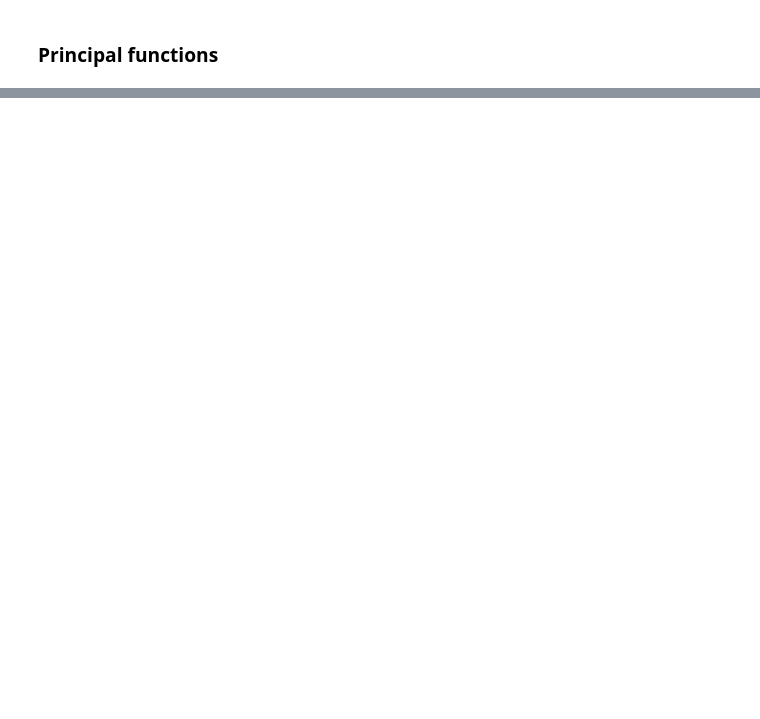
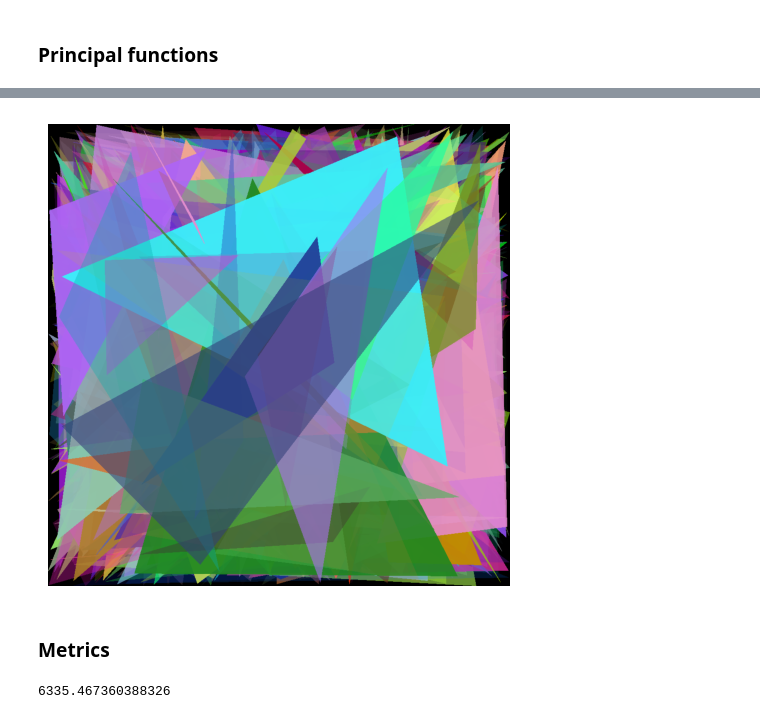
Before and after one commit to Ramseths/deep_reinforcement_learning, a Jupyter notebook: evolutionary_image.ipynb, the cells around one changed output, grey strips where cells are left out. Drawn from its saved outputs; the diff is of its cells as text; code cells hidden in the pictures; blank space fills up the shorter version.

```diff
--- a/evolutionary_image.ipynb
+++ b/evolutionary_image.ipynb
@@ -90,0 +92,39 @@ print(individual)
+# %%
+def extract_genes(genes, length):
+    for i in range(0, len(genes), length):
+        yield genes[i:i + length]
+# %%
+def render_individual(individual):
+  if isinstance(individual,list):
+    individual = np.array(individual)
+  canvas = np.zeros(SIZE+(3,))
+  radius_avg = (SIZE[0] + SIZE[1]) / 2 / 6
+  genes = extract_genes(individual, GENE_LENGTH)
+  for gene in genes:
+    try:
+      overlay = canvas.copy()
+      x1 = int(gene[0] * SIZE[0])
+      x2 = int(gene[2] * SIZE[0])
+      x3 = int(gene[4] * SIZE[0])
+      y1 = int(gene[1] * SIZE[1])
+      y2 = int(gene[3] * SIZE[1])
+      y3 = int(gene[5] * SIZE[1])
+      color = (gene[6:-1] * 255).astype(int).tolist()
+      pts = np.array([[x1,y1],[x2,y2],[x3,y3]], np.int32)
+      pts = pts.reshape((-1, 1, 2))
+      pts = np.array([[x1,y1],[x2,y2],[x3,y3]])
+
+      cv2.fillPoly(overlay, [pts], color)
+      alpha = gene[-1]
+      canvas = cv2.addWeighted(overlay, alpha, canvas, 1 - alpha, 0)
+    except:
+      pass
+  return canvas
+# %%
+# Show individual
+render = render_individual(individual)
+show_image(render)
+# %% [output]
+[figure, added]
+# %% [markdown]
+### Metrics
@@ -90,0 +141,4 @@ print(individual)
+# %%
+print(fitness_mse(render))
+# %% [output]
+6335.467360388326
```
Also changed, not shown: parts of 9 cells of this notebook.
